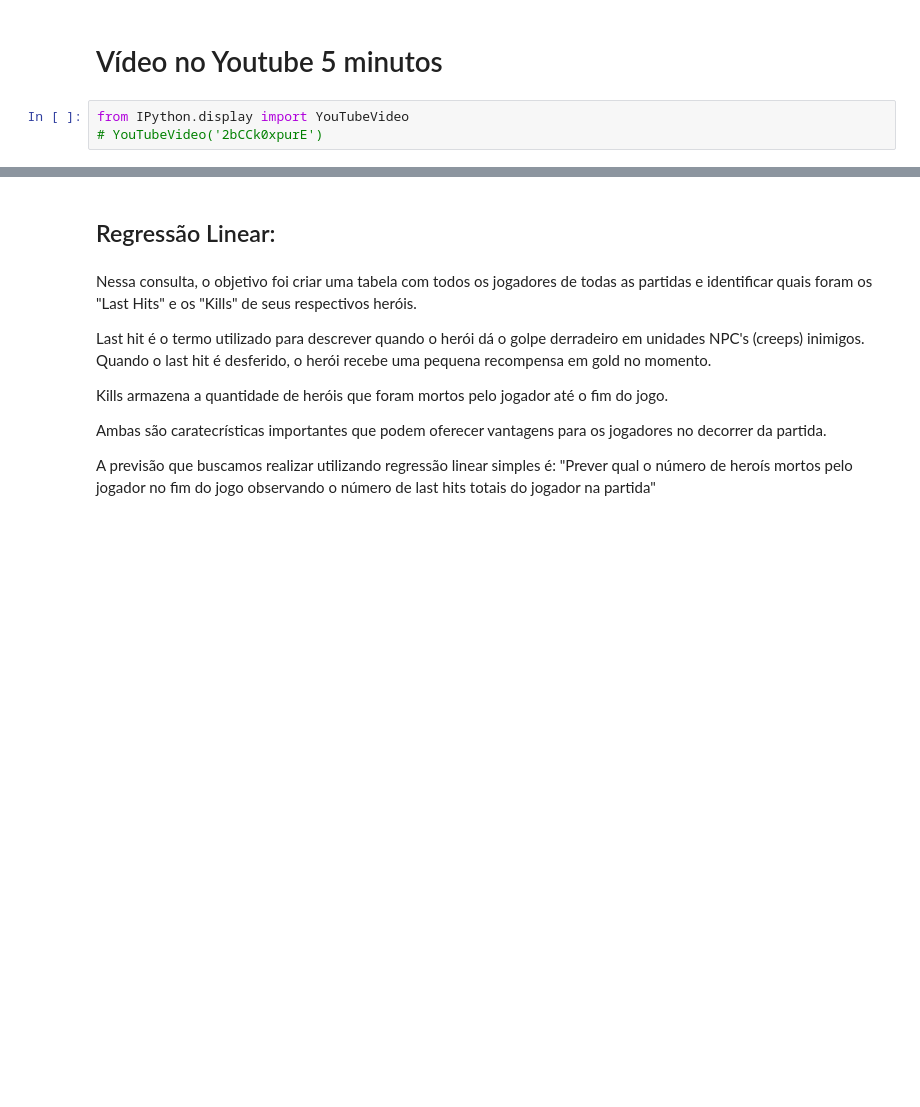
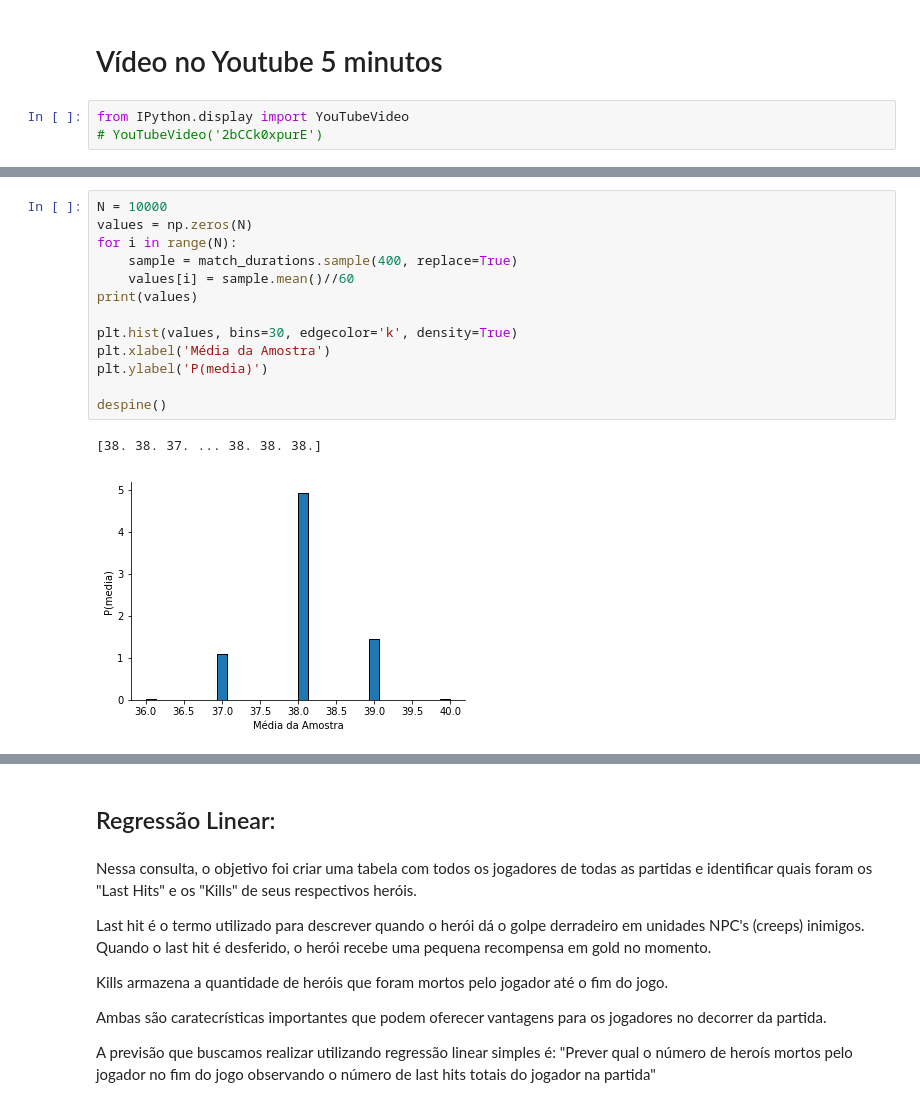
Before and after one commit to gabrielspires/Projeto-ICD, a Jupyter notebook: Projeto-ICD.ipynb, the cells around one changed output, grey strips where cells are left out. Drawn from its saved outputs; the diff is of its cells as text; blank space fills up the shorter version.

```diff
--- a/Projeto-ICD.ipynb
+++ b/Projeto-ICD.ipynb
@@ -315,0 +441,16 @@ from IPython.display import YouTubeVideo
+# %%
+N = 10000
+values = np.zeros(N)
+for i in range(N):
+    sample = match_durations.sample(400, replace=True)
+    values[i] = sample.mean()//60
+print(values)
+
+plt.hist(values, bins=30, edgecolor='k', density=True)
+plt.xlabel('Média da Amostra')
+plt.ylabel('P(media)')
+
+despine()
+# %% [output]
+[38. 38. 37. ... 38. 38. 38.]
+[figure, added]
```
Also changed, not shown: parts of 37 cells of this notebook.
